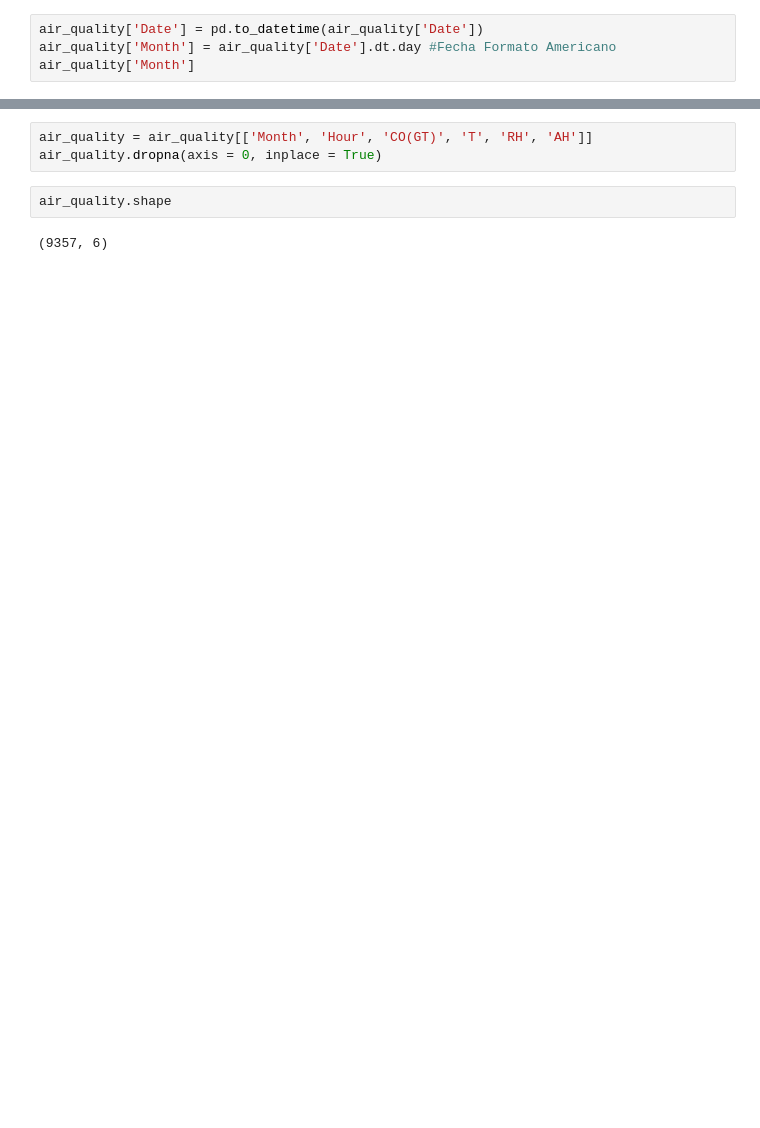
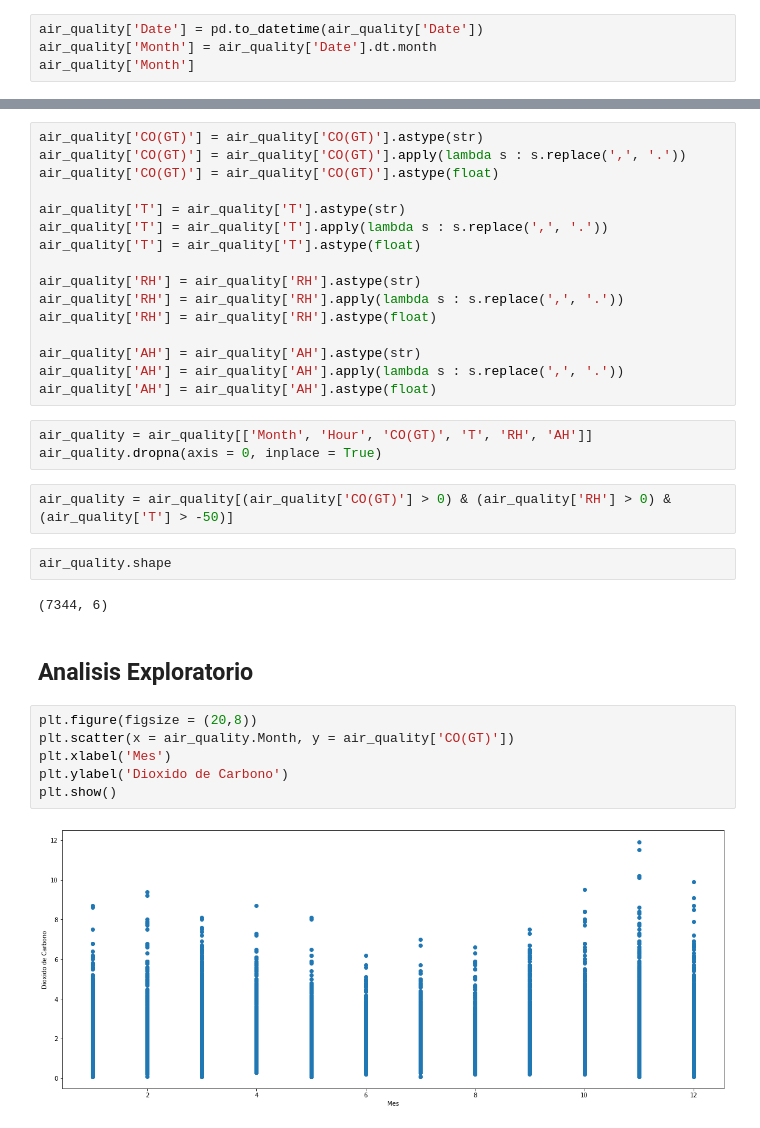
Before and after one commit to Axel9994/Prediccion-de-Dioxido-de-Carbono-en-Aire, a Jupyter notebook: Prediccion de Dioxido de Carbono en Aire.ipynb, the cells around one changed output, grey strips where cells are left out. Drawn from its saved outputs; the diff is of its cells as text; blank space fills up the shorter version.

Commit message:
Analisis Exploratorio Realizado

```diff
--- a/Prediccion de Dioxido de Carbono en Aire.ipynb
+++ b/Prediccion de Dioxido de Carbono en Aire.ipynb
@@ -61,6 +62,6 @@ Unnamed: 16      float64
 dtype: object
 # %%
 air_quality['Date'] = pd.to_datetime(air_quality['Date'])
-air_quality['Month'] = air_quality['Date'].dt.day #Fecha Formato Americano
+air_quality['Month'] = air_quality['Date'].dt.month
 air_quality['Month']
 # %% [output]
@@ -99,10 +100,38 @@ air_quality['Hour']
 9469    na
 9470    na
 Name: Hour, Length: 9471, dtype: object
+# %%
+air_quality['CO(GT)'] = air_quality['CO(GT)'].astype(str)
+air_quality['CO(GT)'] = air_quality['CO(GT)'].apply(lambda s : s.replace(',', '.'))
+air_quality['CO(GT)'] = air_quality['CO(GT)'].astype(float)
+
+air_quality['T'] = air_quality['T'].astype(str)
+air_quality['T'] = air_quality['T'].apply(lambda s : s.replace(',', '.'))
+air_quality['T'] = air_quality['T'].astype(float)
+
+air_quality['RH'] = air_quality['RH'].astype(str)
+air_quality['RH'] = air_quality['RH'].apply(lambda s : s.replace(',', '.'))
+air_quality['RH'] = air_quality['RH'].astype(float)
+
+air_quality['AH'] = air_quality['AH'].astype(str)
+air_quality['AH'] = air_quality['AH'].apply(lambda s : s.replace(',', '.'))
+air_quality['AH'] = air_quality['AH'].astype(float)
 # %%
 air_quality = air_quality[['Month', 'Hour', 'CO(GT)', 'T', 'RH', 'AH']]
 air_quality.dropna(axis = 0, inplace = True)
+# %%
+air_quality = air_quality[(air_quality['CO(GT)'] > 0) & (air_quality['RH'] > 0) & (air_quality['T'] > -50)]
 # %%
 air_quality.shape
 # %% [output]
-(9357, 6)
+(7344, 6)
+# %% [markdown]
+## Analisis Exploratorio
+# %%
+plt.figure(figsize = (20,8))
+plt.scatter(x = air_quality.Month, y = air_quality['CO(GT)'])
+plt.xlabel('Mes')
+plt.ylabel('Dioxido de Carbono')
+plt.show()
+# %% [output]
+[figure, added]
```
Also changed, not shown: parts of 7 cells of this notebook.
